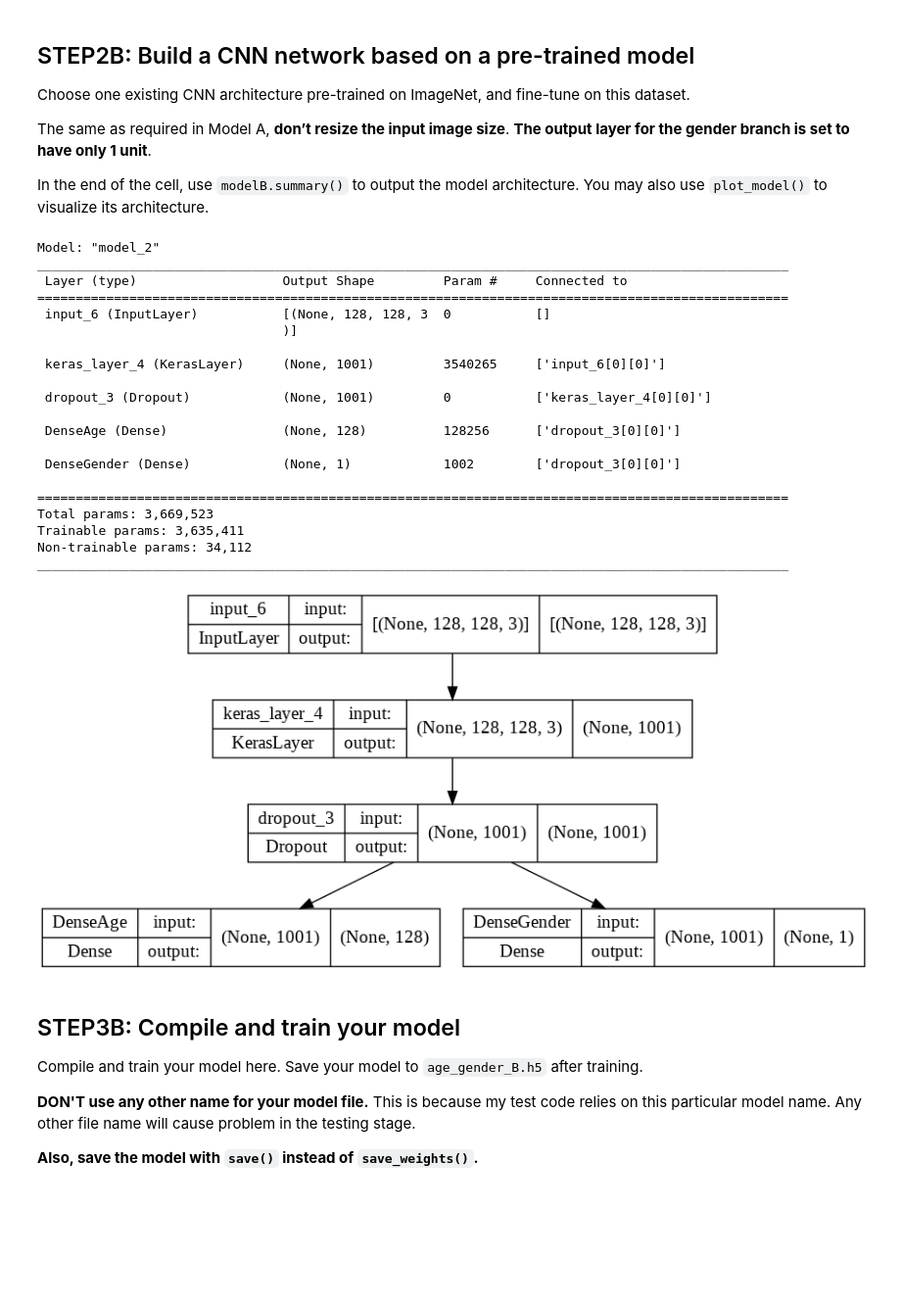
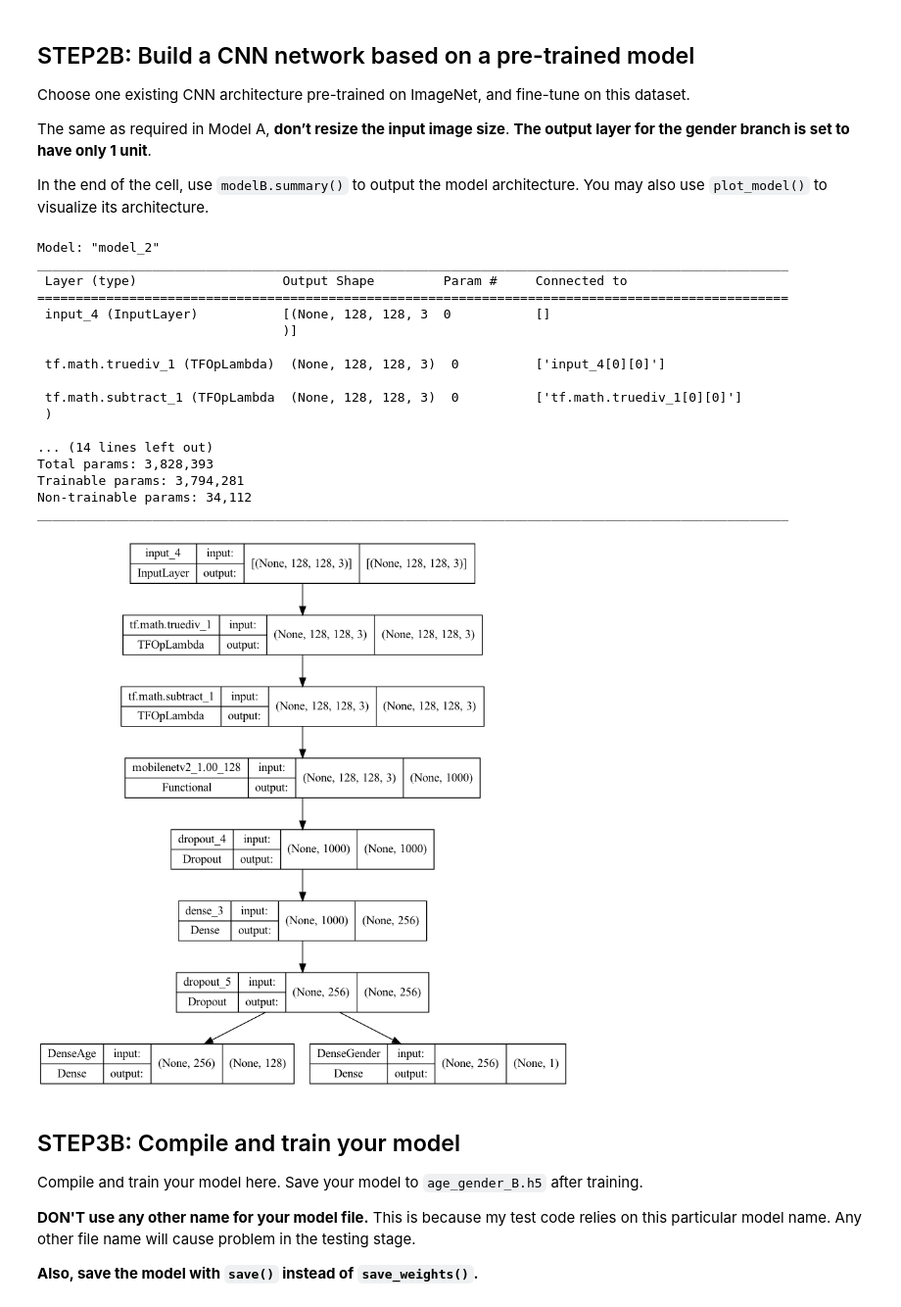
Before and after one commit to abdelha5/Age-Gender-classification, a Jupyter notebook: age_gender_group_k.ipynb, the cells around one changed output. Shown at 98% size. Saved outputs shown, nothing was run; the diff lists cells and outputs as text; code cells hidden in the pictures; blank space fills up the shorter version.

```diff
--- a/age_gender_group_k.ipynb
+++ b/age_gender_group_k.ipynb
@@ -94,8 +84,8 @@ DATA_DIRECTORY = './data'
 BATCH_SIZE=128
 LEARNING_RATE=0.0025
 EPOCHS=150
-COLOR_MODE='grayscale' # Can be 'rgb' or 'grayscale', amongst other optionse
-IMAGE_SIZE=(96, 96) # Width x height, can be larger than input image
+COLOR_MODE='rgb' # Can be 'rgb' or 'grayscale', amongst other optionse
+IMAGE_SIZE=(128, 128) # Width x height, can be larger than input image
 INPUT_SHAPE=IMAGE_SIZE + (1 if COLOR_MODE == "grayscale" else 3,) # Width x height x colour profile (RGB = 3 channels, grayscale = 1 channel)
 
 # RANDOM_CROP_WIDTH = 96
@@ -393,50 +387,55 @@ In the end of the cell, use `modelB.summary()` to output the model architecture.
 # %%
 import tensorflow_hub as hub
 
-input_layer = keras.Input(shape=(128,128,3))
-model_layer = hub.KerasLayer("https://tfhub.dev/google/imagenet/mobilenet_v2_100_128/classification/5",
-                             trainable=True)
+input_layer = keras.Input(shape=INPUT_SHAPE)
+x = tf.keras.applications.mobilenet_v2.preprocess_input(input_layer)
+pretrained_model = tf.keras.applications.MobileNetV2(include_top=True,
+                                               input_shape=INPUT_SHAPE,
+                                               weights="imagenet",
+                                               classifier_activation=None)
+pretrained_model.trainable = True
 
-x = model_layer(input_layer)
+x = pretrained_model(x, training=True)
 x = tf.keras.layers.Dropout(rate=0.2)(x)
+x = tf.keras.layers.Dense(256,
+                          activation="relu",
+                          kernel_regularizer=tf.keras.regularizers.l2(0.0001))(x)
+x = tf.keras.layers.Dropout(rate=0.5)(x)
 
 out_age = layers.Dense(128,
                        activation="relu",
                        kernel_regularizer=tf.keras.regularizers.l2(0.0001),
                        name="DenseAge")(x)
 
 out_gender = layers.Dense(1,
                           activation="sigmoid",
                           kernel_regularizer=tf.keras.regularizers.l2(0.0001),
                           name="DenseGender")(x)
 
 modelB = keras.models.Model(inputs=input_layer, outputs=[out_age, out_gender])
 
 modelB.summary()
 from tensorflow.keras.utils import plot_model
 plot_model(modelB, show_shapes=True)
 # %% [output]
 Model: "model_2"
 __________________________________________________________________________________________________
  Layer (type)                   Output Shape         Param #     Connected to
 ==================================================================================================
- input_6 (InputLayer)           [(None, 128, 128, 3  0           []
+ input_4 (InputLayer)           [(None, 128, 128, 3  0           []
                                 )]
 
- keras_layer_4 (KerasLayer)     (None, 1001)         3540265     ['input_6[0][0]']
+ tf.math.truediv_1 (TFOpLambda)  (None, 128, 128, 3)  0          ['input_4[0][0]']
 
- dropout_3 (Dropout)            (None, 1001)         0           ['keras_layer_4[0][0]']
+ tf.math.subtract_1 (TFOpLambda  (None, 128, 128, 3)  0          ['tf.math.truediv_1[0][0]']
+ )
 
- DenseAge (Dense)               (None, 128)          128256      ['dropout_3[0][0]']
-
- DenseGender (Dense)            (None, 1)            1002        ['dropout_3[0][0]']
-
-==================================================================================================
-Total params: 3,669,523
-Trainable params: 3,635,411
+... (14 lines left out)
+Total params: 3,828,393
+Trainable params: 3,794,281
 Non-trainable params: 34,112
 __________________________________________________________________________________________________
-[figure, old version]
+[figure, new version]
 # %% [markdown]
 ## STEP3B: Compile and train your model
 Compile and train your model here.
```
Also changed, not shown: parts of 10 cells of this notebook.
